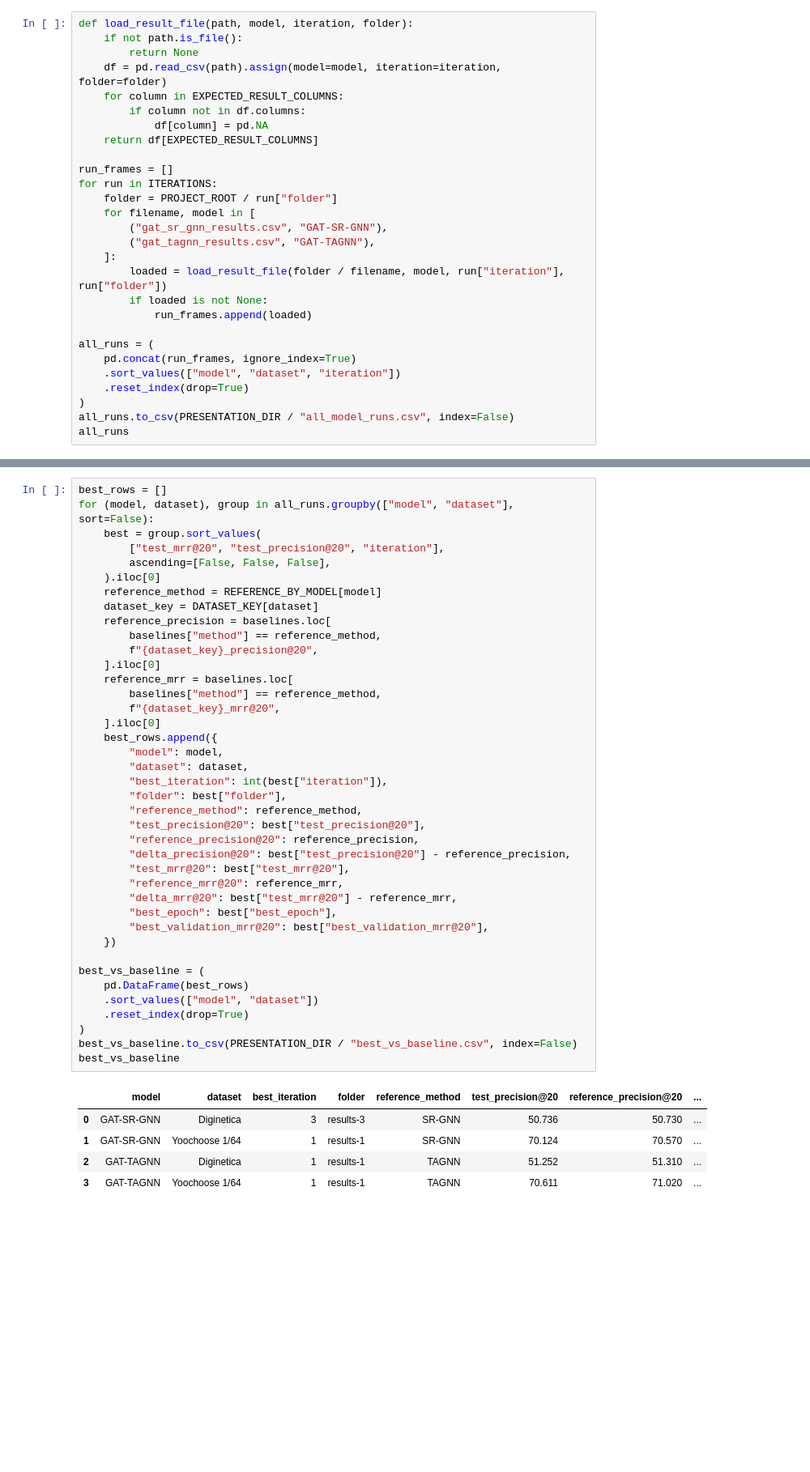
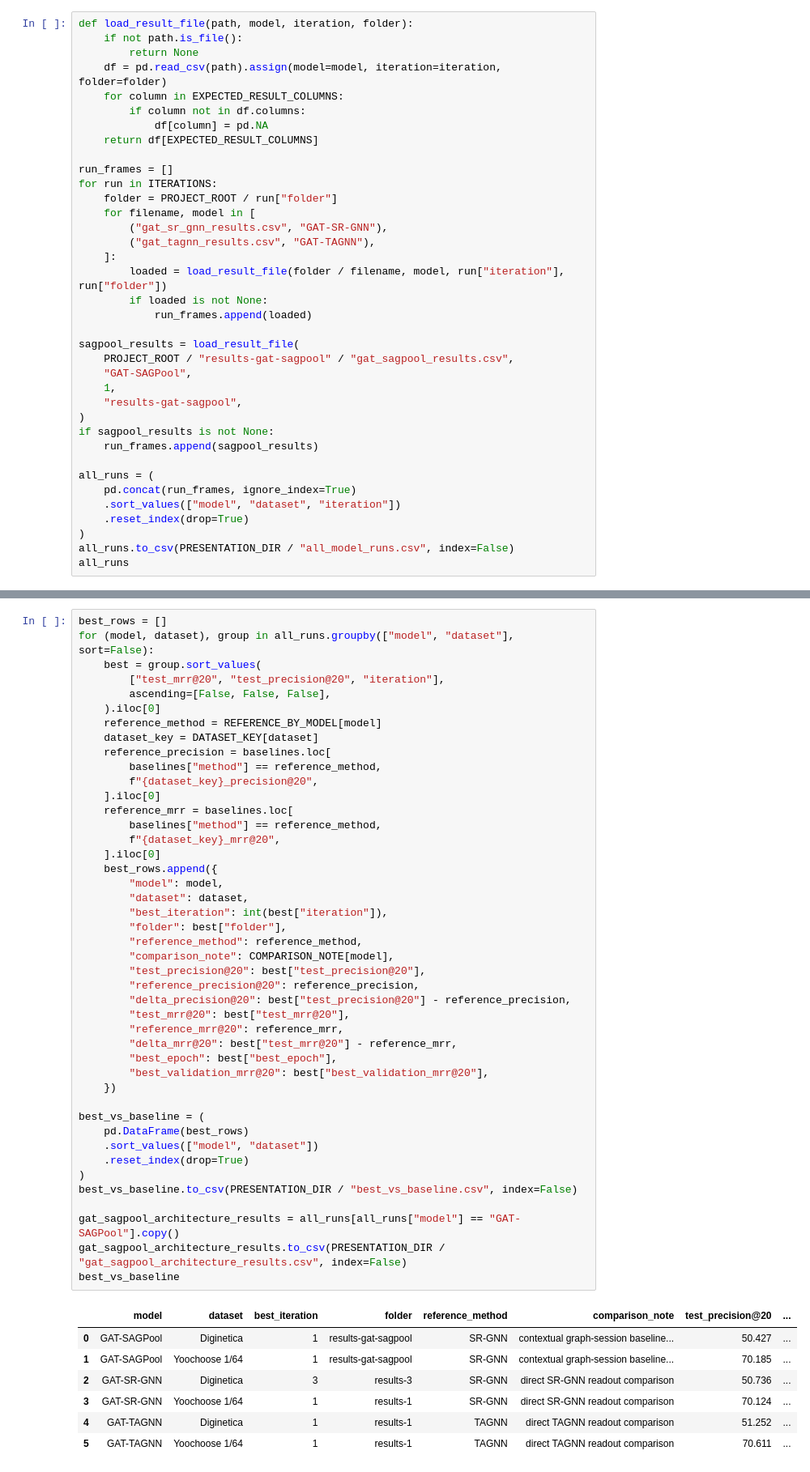
Before and after one commit to karolbystrek/Session-based-Recommendation-with-Graph-Attention-Networks, a Jupyter notebook: results_analysis.ipynb, the cells around one changed output, grey strips where cells are left out. Shown at 81% size. Saved outputs shown, nothing was run; the diff lists cells and outputs as text; blank space fills up the shorter version.

```diff
--- a/results_analysis.ipynb
+++ b/results_analysis.ipynb
@@ -205,6 +189,15 @@ for run in ITERATIONS:
         if loaded is not None:
             run_frames.append(loaded)
 
+sagpool_results = load_result_file(
+    PROJECT_ROOT / "results-gat-sagpool" / "gat_sagpool_results.csv",
+    "GAT-SAGPool",
+    1,
+    "results-gat-sagpool",
+)
+if sagpool_results is not None:
+    run_frames.append(sagpool_results)
+
 all_runs = (
     pd.concat(run_frames, ignore_index=True)
     .sort_values(["model", "dataset", "iteration"])
@@ -240,35 +235,41 @@ for (model, dataset), group in all_runs.groupby(["model", "dataset"], sort=False
         f"{dataset_key}_precision@20",
     ].iloc[0]
     reference_mrr = baselines.loc[
         baselines["method"] == reference_method,
         f"{dataset_key}_mrr@20",
     ].iloc[0]
     best_rows.append({
         "model": model,
         "dataset": dataset,
         "best_iteration": int(best["iteration"]),
         "folder": best["folder"],
         "reference_method": reference_method,
+        "comparison_note": COMPARISON_NOTE[model],
         "test_precision@20": best["test_precision@20"],
         "reference_precision@20": reference_precision,
         "delta_precision@20": best["test_precision@20"] - reference_precision,
         "test_mrr@20": best["test_mrr@20"],
         "reference_mrr@20": reference_mrr,
         "delta_mrr@20": best["test_mrr@20"] - reference_mrr,
         "best_epoch": best["best_epoch"],
         "best_validation_mrr@20": best["best_validation_mrr@20"],
     })
 
 best_vs_baseline = (
     pd.DataFrame(best_rows)
     .sort_values(["model", "dataset"])
     .reset_index(drop=True)
 )
 best_vs_baseline.to_csv(PRESENTATION_DIR / "best_vs_baseline.csv", index=False)
+
+gat_sagpool_architecture_results = all_runs[all_runs["model"] == "GAT-SAGPool"].copy()
+gat_sagpool_architecture_results.to_csv(PRESENTATION_DIR / "gat_sagpool_architecture_results.csv", index=False)
 best_vs_baseline
 # %% [output]
-|  | model | dataset | best_iteration | folder | reference_method | test_precision@20 | reference_precision@20 | ... |
-| 0 | GAT-SR-GNN | Diginetica | 3 | results-3 | SR-GNN | 50.736 | 50.730 | ... |
-| 1 | GAT-SR-GNN | Yoochoose 1/64 | 1 | results-1 | SR-GNN | 70.124 | 70.570 | ... |
-| 2 | GAT-TAGNN | Diginetica | 1 | results-1 | TAGNN | 51.252 | 51.310 | ... |
-| 3 | GAT-TAGNN | Yoochoose 1/64 | 1 | results-1 | TAGNN | 70.611 | 71.020 | ... |
+|  | model | dataset | best_iteration | folder | reference_method | comparison_note | test_precision@20 | ... |
+| 0 | GAT-SAGPool | Diginetica | 1 | results-gat-sagpool | SR-GNN | contextual graph-session baseline... | 50.427 | ... |
+| 1 | GAT-SAGPool | Yoochoose 1/64 | 1 | results-gat-sagpool | SR-GNN | contextual graph-session baseline... | 70.185 | ... |
+| 2 | GAT-SR-GNN | Diginetica | 3 | results-3 | SR-GNN | direct SR-GNN readout comparison | 50.736 | ... |
+| 3 | GAT-SR-GNN | Yoochoose 1/64 | 1 | results-1 | SR-GNN | direct SR-GNN readout comparison | 70.124 | ... |
+| 4 | GAT-TAGNN | Diginetica | 1 | results-1 | TAGNN | direct TAGNN readout comparison | 51.252 | ... |
+| 5 | GAT-TAGNN | Yoochoose 1/64 | 1 | results-1 | TAGNN | direct TAGNN readout comparison | 70.611 | ... |
```
Also changed, not shown: parts of 24 cells of this notebook, 13 other files.
